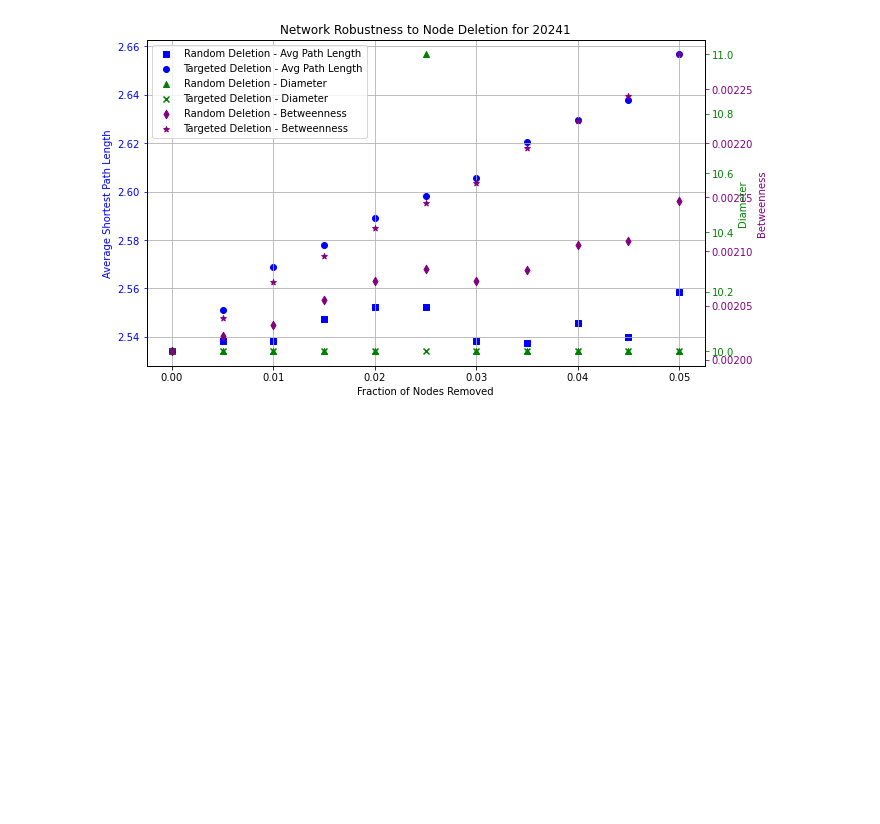
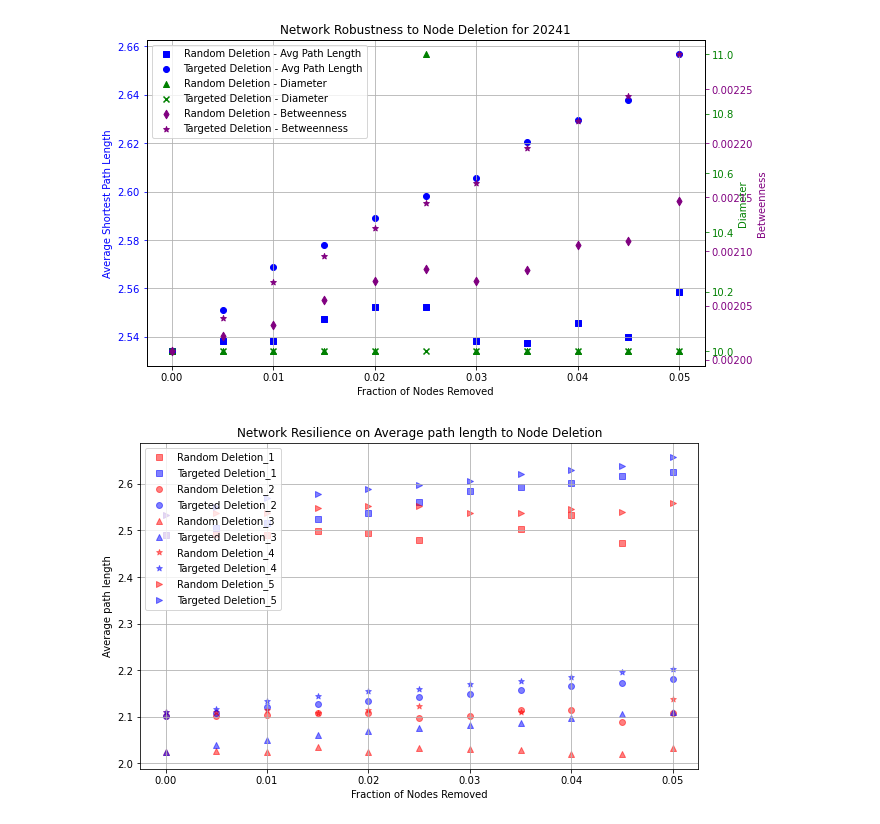
Before and after one commit to kevinlin0638/mini-project, a Jupyter notebook: mini_project_network_analysis.ipynb, the cells around one changed output. Drawn from its saved outputs; the diff is of its cells as text; code cells hidden in the pictures; blank space fills up the shorter version.

```diff
--- a/mini_project_network_analysis.ipynb
+++ b/mini_project_network_analysis.ipynb
@@ -578,3 +578,38 @@ for quarter, results in quarterly_results.items():
 [figure]
 [figure]
 [figure]
+# %%
+import matplotlib.pyplot as plt
+
+# Define colors and markers for each quarter
+markers = ['s', 'o', '^', '*', '>']
+
+# Create a figure and a single subplot
+fig, ax = plt.subplots(figsize=(10, 6))
+
+for i, (quarter, results) in enumerate(quarterly_results.items()):
+    random_avg_path_lengths = results['random_avg_path_lengths']
+    targeted_avg_path_lengths = results['targeted_avg_path_lengths']
+
+    # Scatter plot for betweenness (random deletion)
+    ax.scatter(fractions, random_avg_path_lengths, color='red', label=f'Random Deletion_{quarter}', marker=markers[i], alpha=0.5)
+
+    # Scatter plot for betweenness (targeted deletion)
+    ax.scatter(fractions, targeted_avg_path_lengths, color='blue', label=f'Targeted Deletion_{quarter}', marker=markers[i], alpha=0.5)
+
+# Set labels and title
+ax.set_xlabel('Fraction of Nodes Removed')
+ax.set_ylabel('Average path length')
+plt.title('Network Resilience on Average path length to Node Deletion')
+
+# Set legend
+handles, labels = ax.get_legend_handles_labels()
+ax.legend(handles, labels, loc='upper left')
+
+# Show grid
+ax.grid(True)
+
+# Show plot
+plt.show()
+# %% [output]
+[figure, added]
```
Also changed, not shown: parts of 3 cells of this notebook.
